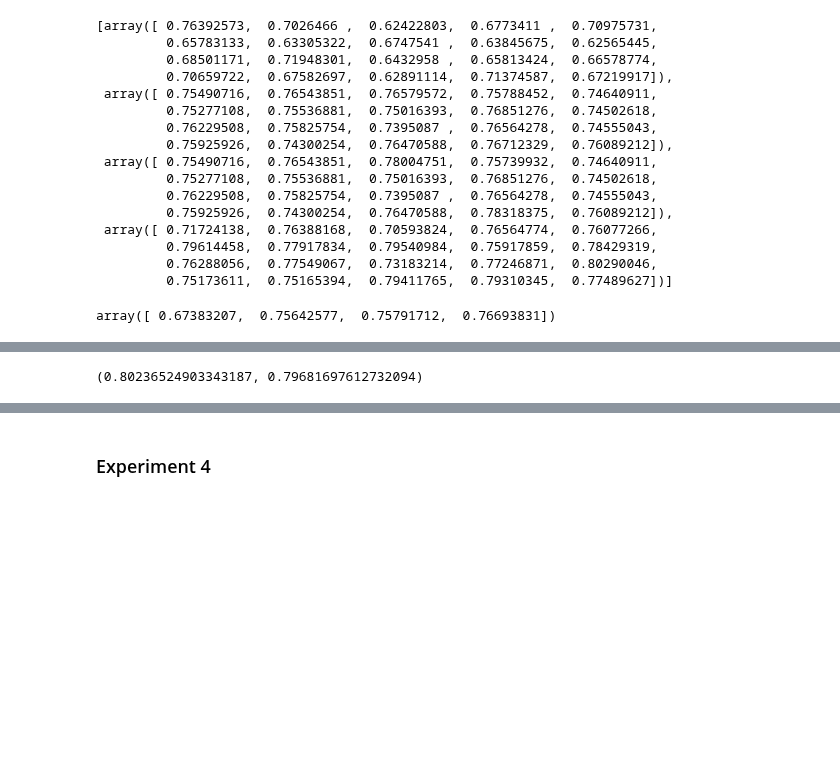
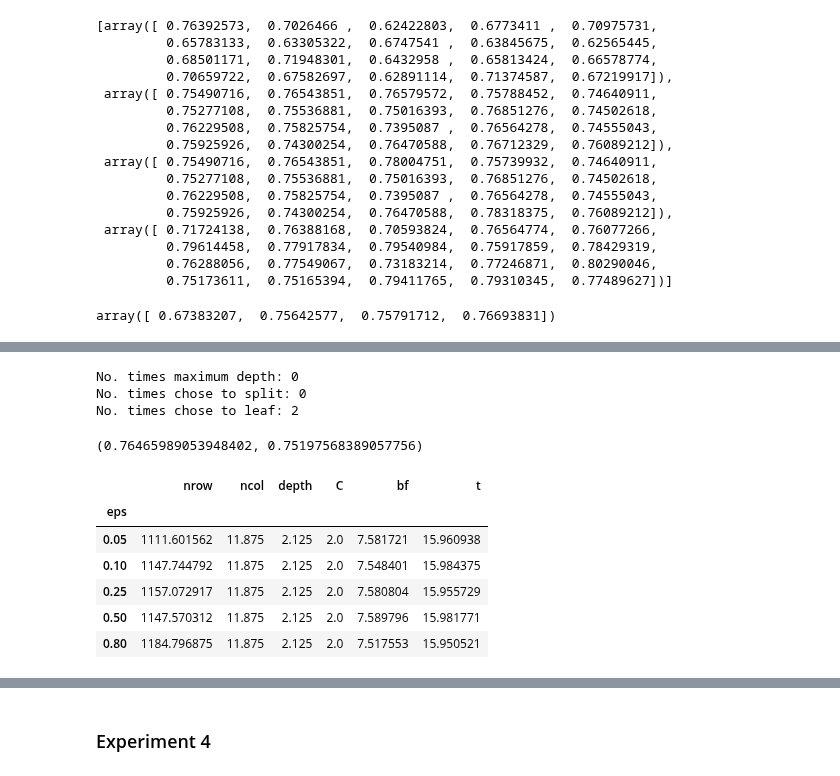
Before and after one commit to jimola/S18_Research, a Jupyter notebook: Python/DecisionTree.ipynb, the cells around one changed output, grey strips where cells are left out. Saved outputs shown, nothing was run; the diff lists cells and outputs as text; code cells hidden in the pictures; blank space fills up the shorter version.

```diff
--- a/Python/DecisionTree.ipynb
+++ b/Python/DecisionTree.ipynb
@@ -401,4 +405,17 @@ def debug(db, cm, epsilon,D=4):
 # %%
-debug(adultdata[0], null_cm, 100,3)
+debug(adultdata[0], tcm, 1, 4)
 # %% [output]
-(0.80236524903343187, 0.79681697612732094)
+No. times maximum depth: 0
+No. times chose to split: 0
+No. times chose to leaf: 2
+(0.76465989053948402, 0.75197568389057756)
+# %%
+tcm.X.groupby('eps').mean()
+# %% [output]
+|  | nrow | ncol | depth | C | bf | t |
+| eps |  |  |  |  |  |  |
+| 0.05 | 1111.601562 | 11.875 | 2.125 | 2.0 | 7.581721 | 15.960938 |
+| 0.10 | 1147.744792 | 11.875 | 2.125 | 2.0 | 7.548401 | 15.984375 |
+| 0.25 | 1157.072917 | 11.875 | 2.125 | 2.0 | 7.580804 | 15.955729 |
+| 0.50 | 1147.570312 | 11.875 | 2.125 | 2.0 | 7.589796 | 15.981771 |
+| 0.80 | 1184.796875 | 11.875 | 2.125 | 2.0 | 7.517553 | 15.950521 |
```
Also changed, not shown: parts of 18 cells of this notebook, 3 other files.
